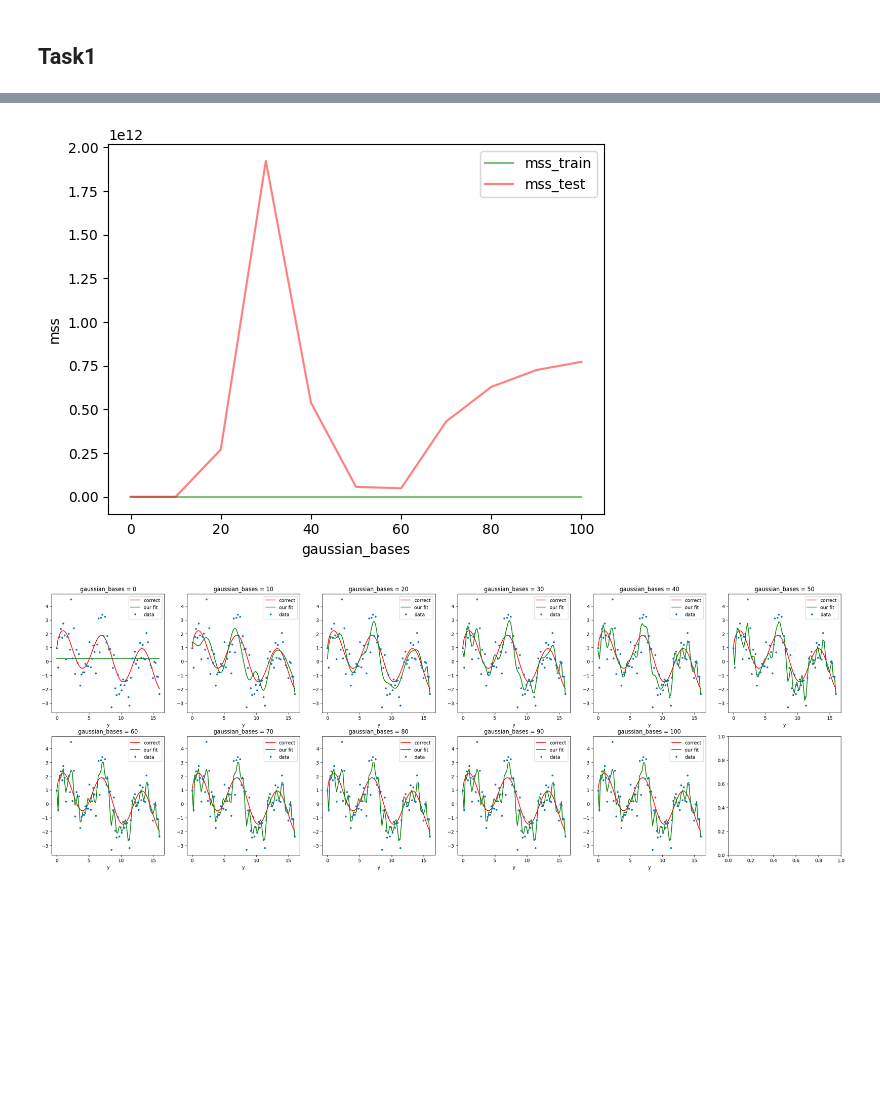
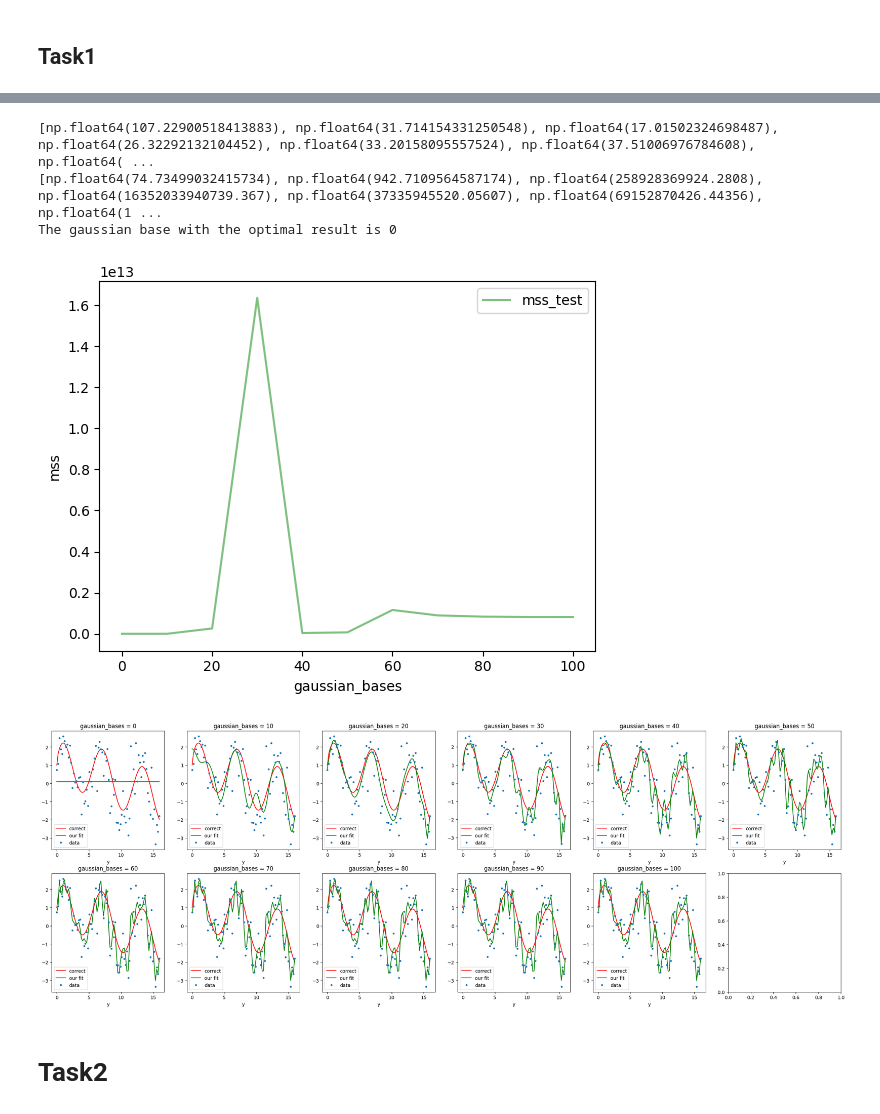
Before and after one commit to Wilbur0912/comp551, a Jupyter notebook: assignment2.ipynb, the cells around one changed output, grey strips where cells are left out. Saved outputs shown, nothing was run; the diff lists cells and outputs as text; code cells hidden in the pictures; blank space fills up the shorter version.

Commit message:
task 1 finsished with bug

```diff
--- a/assignment2.ipynb
+++ b/assignment2.ipynb
@@ -63,38 +63,54 @@ plt.plot(X_train, y_train, '.')
 # %%
-gaussian_bases = [0, 10,20,30,40,50,60,70,80,90,100]
+gaussian_bases = [0,10,20,30,40,50,60,70,80,90,100]
 model_list = []
 mss_train_list = []
 mss_test_list = []
 
 y_true_train = y_true_train.reshape(-1, 1)
 y_test = y_test.reshape(-1, 1)
 
 # create model
 for i,bases in enumerate(gaussian_bases):
+
     model = GaussianRegression(bases)
+
+    y_train_predict = model.fit(X_train,y_train).predict(X_train)
     model_list.append(model)
-    y_train_predict = model.fit(X_train,y_train)
-
-    mss_train = (y_train - y_true_train)**2
+    mss_train = (y_train_predict - y_true_train)**2
     mss_train_list.append(np.sum(mss_train))
 
     y_test_predict = model.predict(X_test)
 
     mss_test = (y_test_predict - y_test)**2
+
     mss_test_list.append(np.sum(mss_test))
+print(mss_train_list)
+print(mss_test_list)
 
+min_test_value, min_i = mss_test_list[0], 0
+for i in range(11):
+    cur = mss_test_list[i]
+    if cur < min_test_value:
+        min_test_value = cur
+        min_i = i
+
+print(f'The gaussian base with the optimal result is {gaussian_bases[min_i]}')
 
 # plot the graph
-plt.plot(gaussian_bases, mss_train_list, 'g-', alpha=.5, label='mss_train')
-plt.plot(gaussian_bases, mss_test_list, 'r-', alpha=.5, label='mss_test')
+#plt.plot(gaussian_bases, mss_train_list, 'r-', alpha=.5, label='mss_train')
+plt.plot(gaussian_bases, mss_test_list, 'g-', alpha=.5, label='mss_test')
 plt.xlabel('gaussian_bases')
 plt.ylabel(r'mss')
 plt.legend()
 plt.show()
 # %% [output]
+[np.float64(107.22900518413883), np.float64(31.714154331250548), np.float64(17.01502324698487), np.float64(26.32292132104452), np.float64(33.20158095557524), np.float64(37.51006976784608), np.float64( ...
+[np.float64(74.73499032415734), np.float64(942.7109564587174), np.float64(258928369924.2808), np.float64(16352033940739.367), np.float64(37335945520.05607), np.float64(69152870426.44356), np.float64(1 ...
+The gaussian base with the optimal result is 0
-[figure, old version]
+[figure, new version]
 # %%
 fig, ax = plt.subplots(2,6,figsize=(30,10))
+
 
 
 gaussian = lambda x,mu,sigma: np.exp(-((x-mu)/sigma)**2)
@@ -110,4 +126,6 @@ for i in range(11):
     ax[i].set_title(f'gaussian_bases = {gaussian_bases[i]}')
     ax[i].legend()
 # %% [output]
-[figure, old version]
+[figure, new version]
+# %% [markdown]
+# Task2
```
Also changed, not shown: parts of 1 cell of this notebook.
